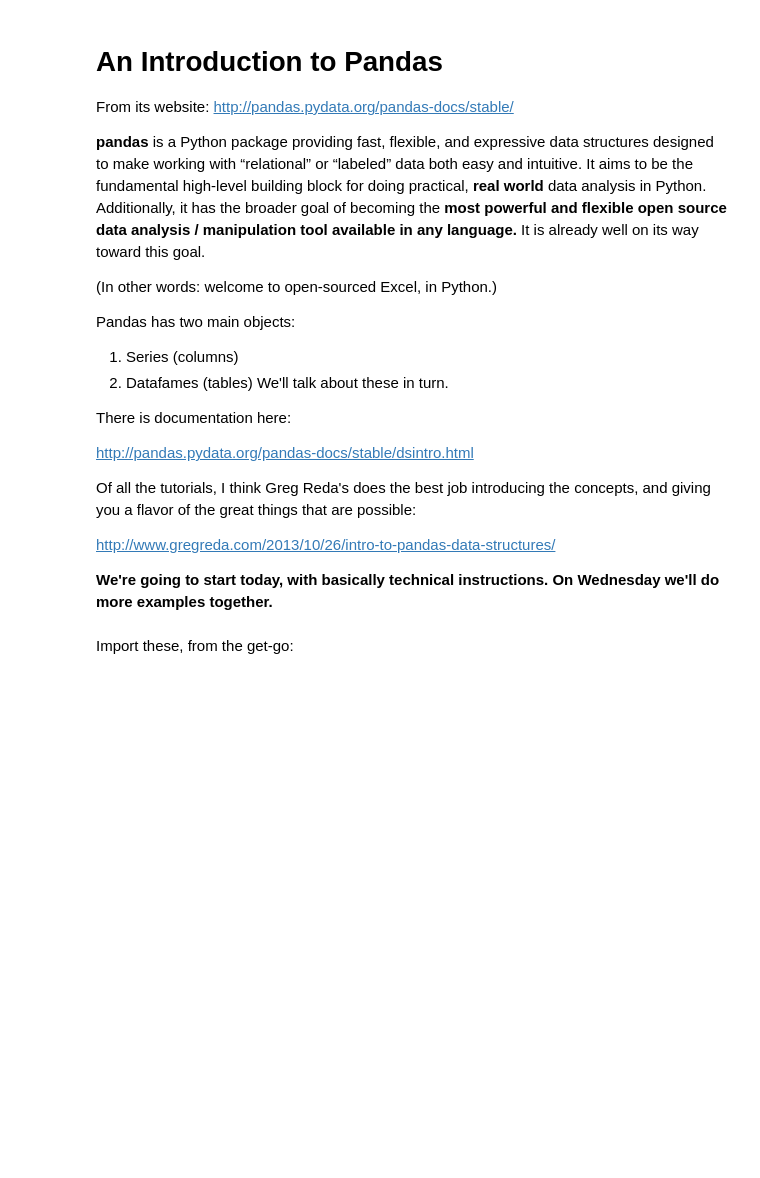
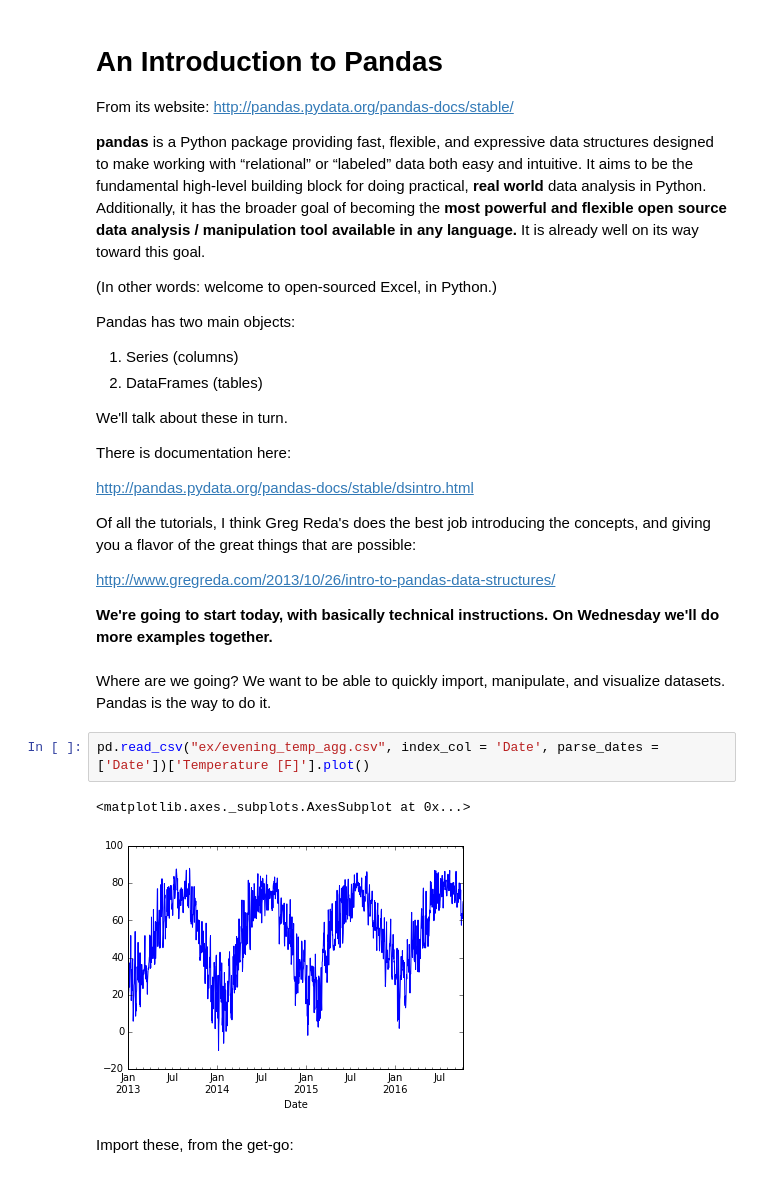
Before and after one commit to harris-ippp/lectures, a Jupyter notebook: 04/Introduction to Pandas.ipynb, the cells around one changed output. Saved outputs shown, nothing was run; the diff lists cells and outputs as text; blank space fills up the shorter version.

```diff
--- a/04/Introduction to Pandas.ipynb
+++ b/04/Introduction to Pandas.ipynb
@@ -9,7 +9,8 @@ From its website: http://pandas.pydata.org/pandas-docs/stable/
 
 Pandas has two main objects:
 1. Series (columns)
-1. Datafames (tables)
+1. DataFrames (tables)
+
 We'll talk about these in turn.
 
 There is documentation here:
@@ -21,6 +22,16 @@ Of all the tutorials, I think Greg Reda's does the best job introducing the conc
 http://www.gregreda.com/2013/10/26/intro-to-pandas-data-structures/
 
 **We're going to start today, with basically technical instructions.  On Wednesday we'll do more examples together.**
+# %% [markdown]
+
+
+
+Where are we going?  We want to be able to quickly import, manipulate, and visualize datasets.  Pandas is the way to do it.
+# %%
+pd.read_csv("ex/evening_temp_agg.csv", index_col = 'Date', parse_dates = ['Date'])['Temperature [F]'].plot()
+# %% [output]
+<matplotlib.axes._subplots.AxesSubplot at 0x...>
+[figure, added]
 # %% [markdown]
 Import these, from the get-go:
 # %%
```
Also changed, not shown: parts of 26 cells of this notebook, 8 other files.
